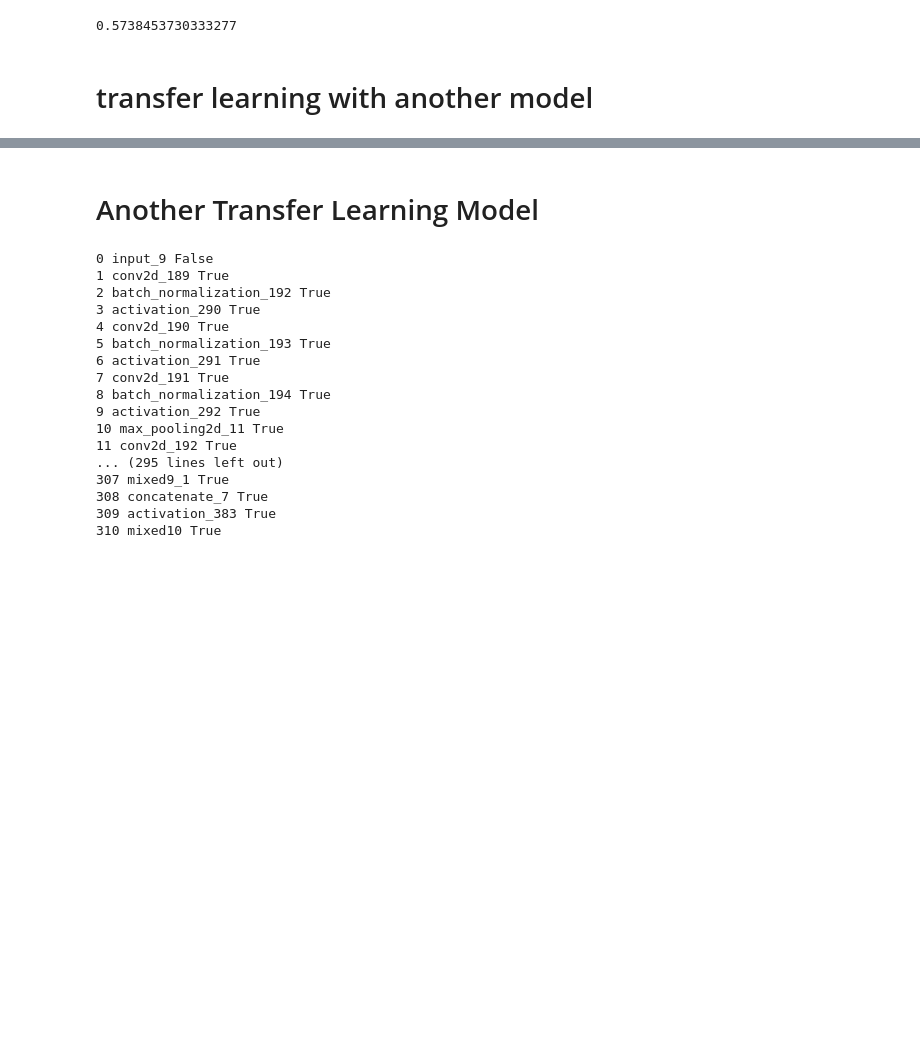
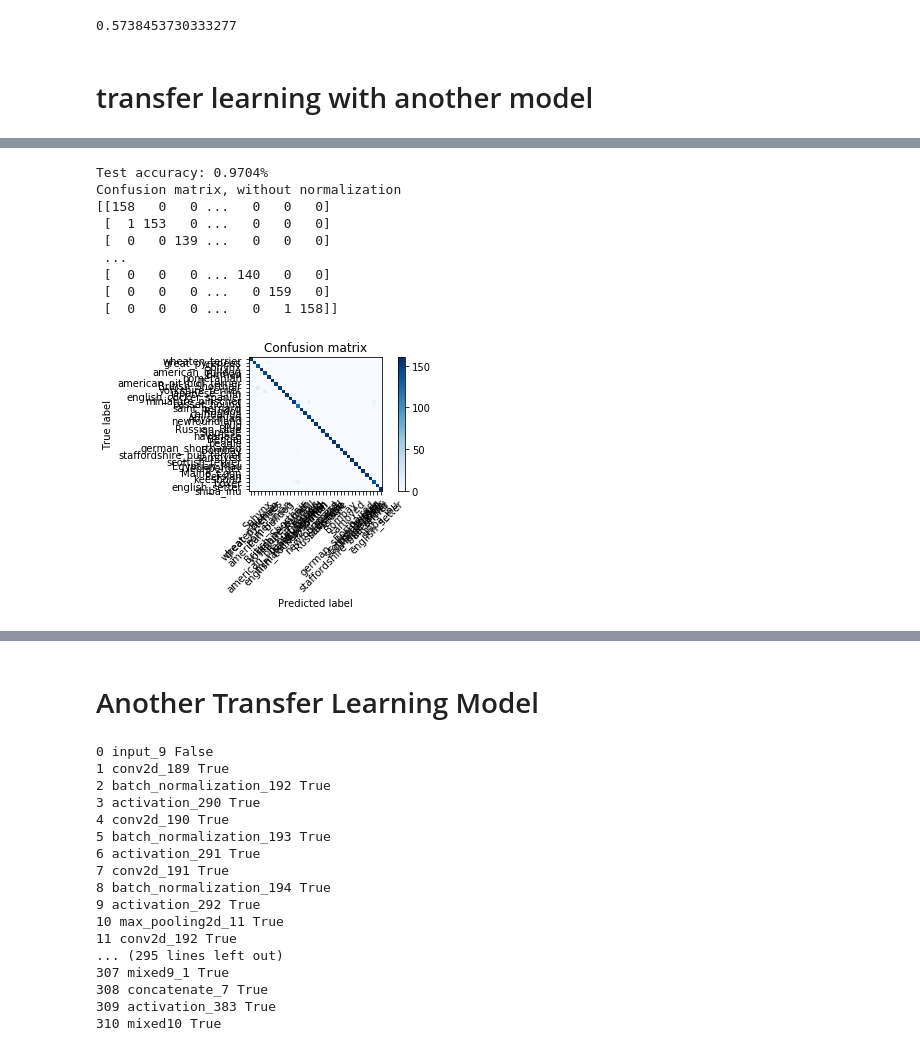
Before and after one commit to vanacorec/Mod4_Project, a Jupyter notebook: Untitled.ipynb, the cells around one changed output, grey strips where cells are left out. Cells and saved outputs as stored; diff of their text form; code cells hidden in the pictures; blank space fills up the shorter version.

```diff
--- a/Untitled.ipynb
+++ b/Untitled.ipynb
@@ -610,0 +652,14 @@ array([2.3898879e-08, 6.7589094e-09, 5.2170459e-09, 9.9984777e-01,
+# %%
+train_breed_predictions, train_breed_labels = get_predictions([train_vgg19, train_resnet50], train_labels)
+plot_confusion_matrix(confusion_matrix(train_breed_predictions, train_breed_labels), classes = breeds)
+# %% [output]
+Test accuracy: 0.9704%
+Confusion matrix, without normalization
+[[158   0   0 ...   0   0   0]
+ [  1 153   0 ...   0   0   0]
+ [  0   0 139 ...   0   0   0]
+ ...
+ [  0   0   0 ... 140   0   0]
+ [  0   0   0 ...   0 159   0]
+ [  0   0   0 ...   0   1 158]]
+[figure, added]
```
Also changed, not shown: parts of 14 cells of this notebook.
